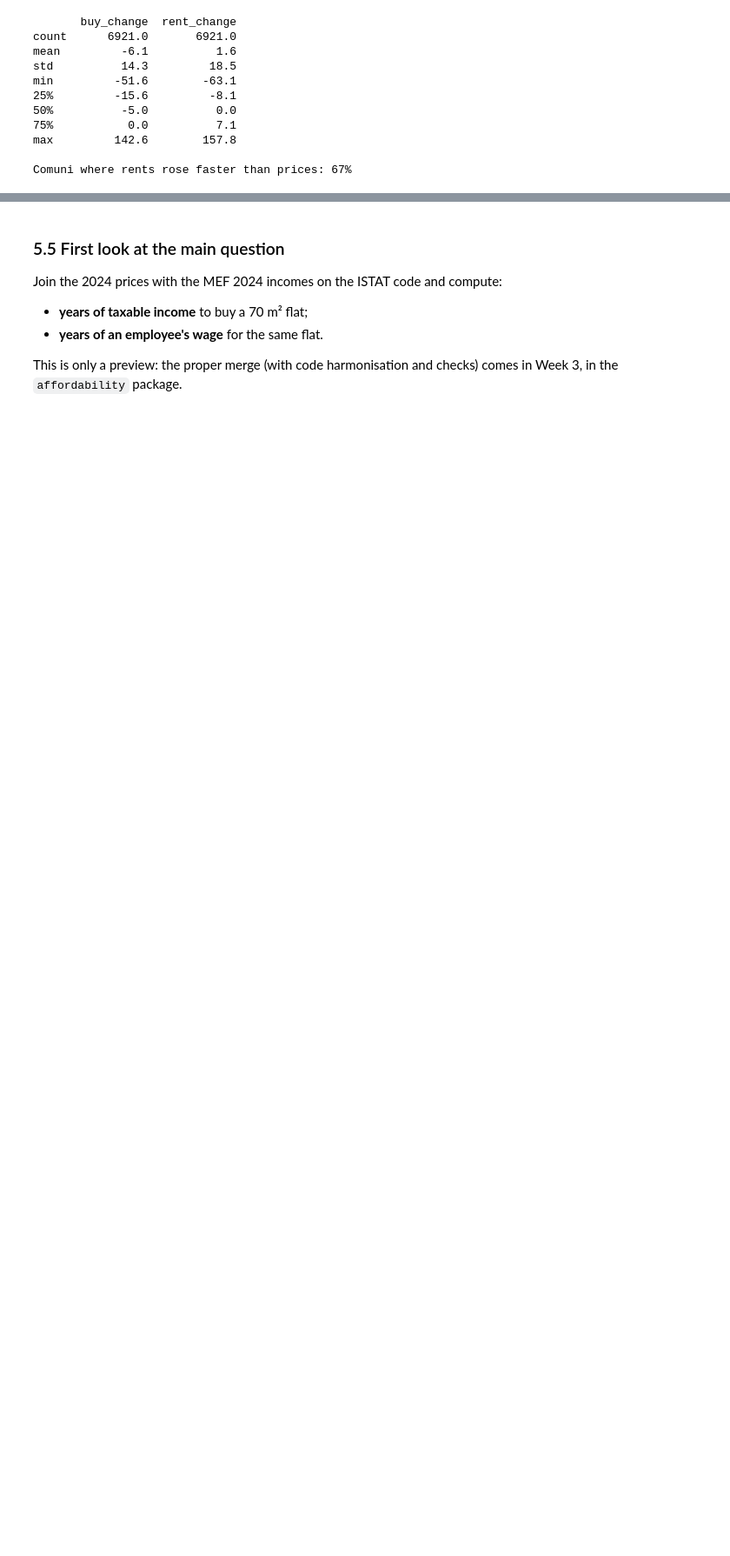
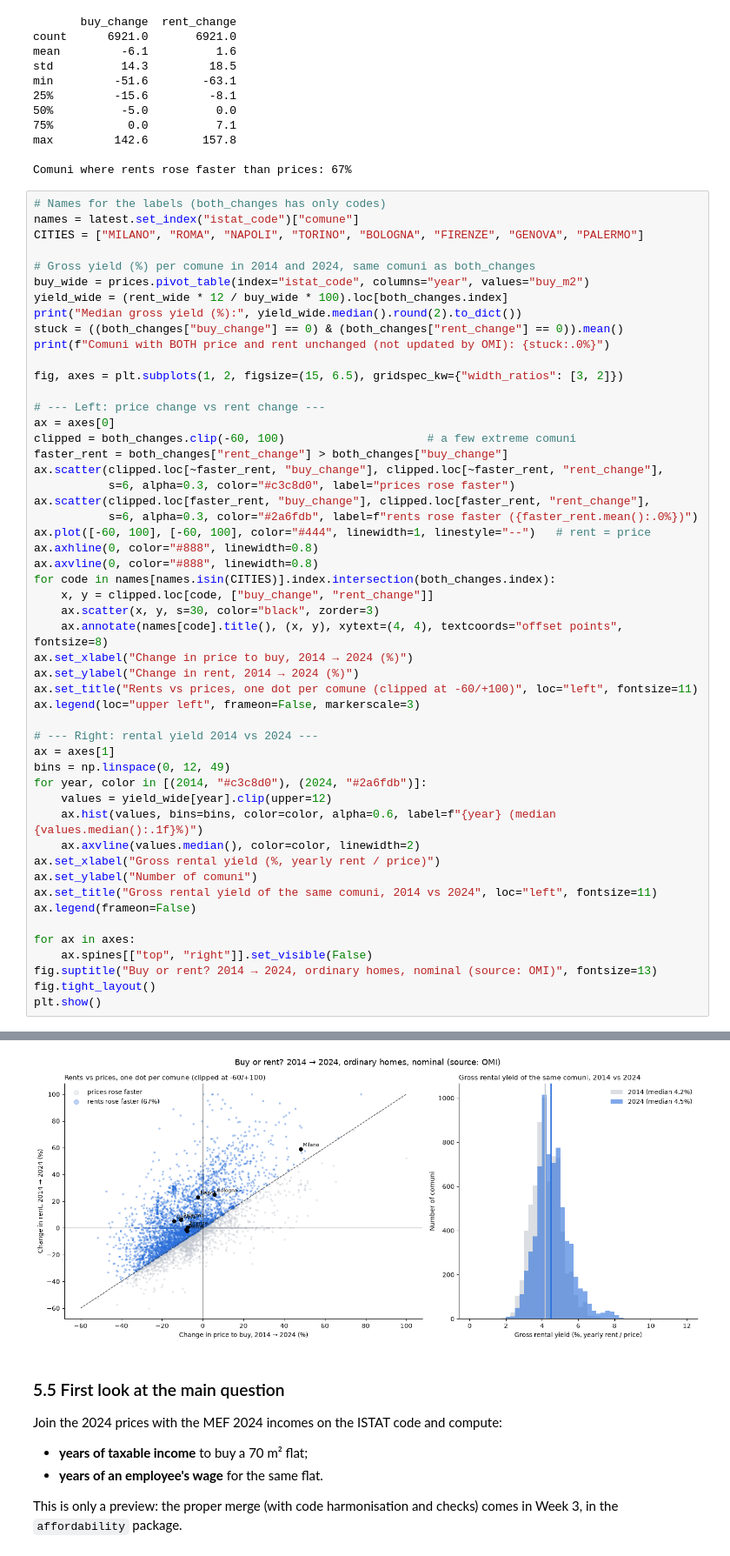
Before and after one commit to mehranyom/housing-affordability-italy, a Jupyter notebook: notebooks/02_explore_omi.ipynb, the cells around one changed output, grey strips where cells are left out. Shown at 87% size. Drawn from its saved outputs; the diff is of its cells as text; blank space fills up the shorter version.

```diff
--- a/notebooks/02_explore_omi.ipynb
+++ b/notebooks/02_explore_omi.ipynb
@@ -931,3 +981,55 @@ min         -51.6        -63.1
 max         142.6        157.8
 
 Comuni where rents rose faster than prices: 67%
+# %%
+# Names for the labels (both_changes has only codes)
+names = latest.set_index("istat_code")["comune"]
+CITIES = ["MILANO", "ROMA", "NAPOLI", "TORINO", "BOLOGNA", "FIRENZE", "GENOVA", "PALERMO"]
+
+# Gross yield (%) per comune in 2014 and 2024, same comuni as both_changes
+buy_wide = prices.pivot_table(index="istat_code", columns="year", values="buy_m2")
+yield_wide = (rent_wide * 12 / buy_wide * 100).loc[both_changes.index]
+print("Median gross yield (%):", yield_wide.median().round(2).to_dict())
+stuck = ((both_changes["buy_change"] == 0) & (both_changes["rent_change"] == 0)).mean()
+print(f"Comuni with BOTH price and rent unchanged (not updated by OMI): {stuck:.0%}")
+
+fig, axes = plt.subplots(1, 2, figsize=(15, 6.5), gridspec_kw={"width_ratios": [3, 2]})
+
+# --- Left: price change vs rent change ---
+ax = axes[0]
+clipped = both_changes.clip(-60, 100)                     # a few extreme comuni
+faster_rent = both_changes["rent_change"] > both_changes["buy_change"]
+ax.scatter(clipped.loc[~faster_rent, "buy_change"], clipped.loc[~faster_rent, "rent_change"],
+           s=6, alpha=0.3, color="#c3c8d0", label="prices rose faster")
+ax.scatter(clipped.loc[faster_rent, "buy_change"], clipped.loc[faster_rent, "rent_change"],
+           s=6, alpha=0.3, color="#2a6fdb", label=f"rents rose faster ({faster_rent.mean():.0%})")
+ax.plot([-60, 100], [-60, 100], color="#444", linewidth=1, linestyle="--")   # rent = price
+ax.axhline(0, color="#888", linewidth=0.8)
+ax.axvline(0, color="#888", linewidth=0.8)
+for code in names[names.isin(CITIES)].index.intersection(both_changes.index):
+    x, y = clipped.loc[code, ["buy_change", "rent_change"]]
+    ax.scatter(x, y, s=30, color="black", zorder=3)
+    ax.annotate(names[code].title(), (x, y), xytext=(4, 4), textcoords="offset points", fontsize=8)
+ax.set_xlabel("Change in price to buy, 2014 → 2024 (%)")
+ax.set_ylabel("Change in rent, 2014 → 2024 (%)")
+ax.set_title("Rents vs prices, one dot per comune (clipped at -60/+100)", loc="left", fontsize=11)
+ax.legend(loc="upper left", frameon=False, markerscale=3)
+
+# --- Right: rental yield 2014 vs 2024 ---
+ax = axes[1]
+bins = np.linspace(0, 12, 49)
+for year, color in [(2014, "#c3c8d0"), (2024, "#2a6fdb")]:
+    values = yield_wide[year].clip(upper=12)
+    ax.hist(values, bins=bins, color=color, alpha=0.6, label=f"{year} (median {values.median():.1f}%)")
+    ax.axvline(values.median(), color=color, linewidth=2)
+ax.set_xlabel("Gross rental yield (%, yearly rent / price)")
+ax.set_ylabel("Number of comuni")
+ax.set_title("Gross rental yield of the same comuni, 2014 vs 2024", loc="left", fontsize=11)
+ax.legend(frameon=False)
+
+for ax in axes:
+    ax.spines[["top", "right"]].set_visible(False)
+fig.suptitle("Buy or rent? 2014 → 2024, ordinary homes, nominal (source: OMI)", fontsize=13)
+fig.tight_layout()
+plt.show()
+# %% [output]
@@ -934,3 +1038,4 @@ Comuni where rents rose faster than prices: 67%
+[figure, added]
 # %% [markdown]
 ### 5.5 First look at the main question
 Join the 2024 prices with the MEF 2024 incomes on the ISTAT code and compute:
```
Also changed, not shown: parts of 13 cells of this notebook.
